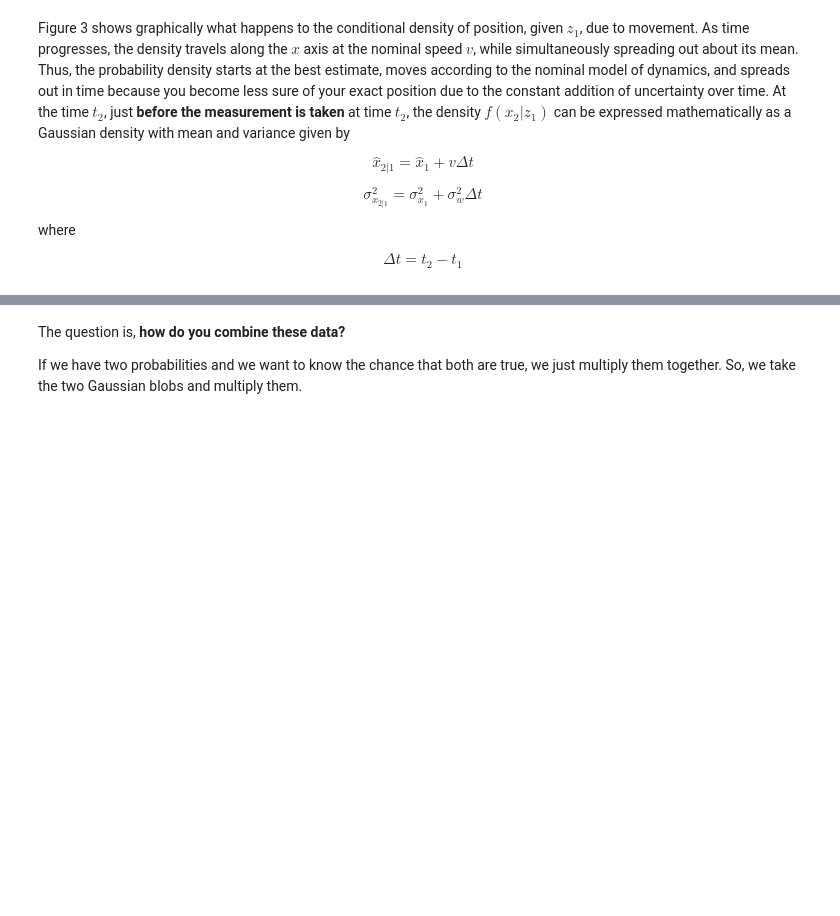
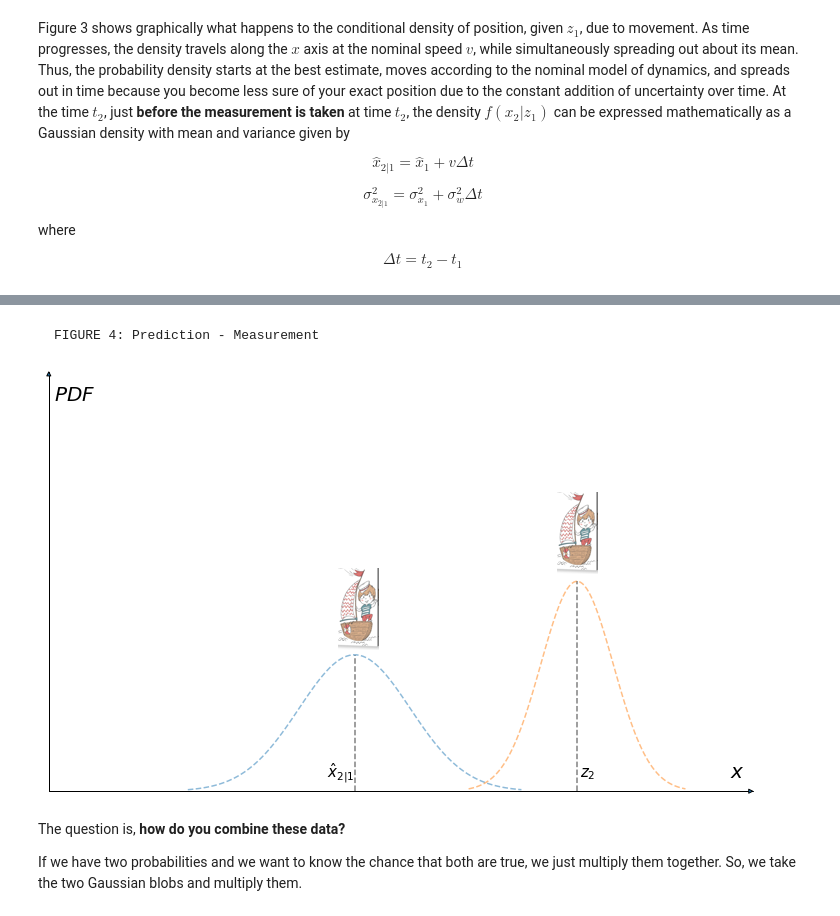
Before and after one commit to razmikmelikbekyan/KalmanFilter, a Jupyter notebook: theory/KalmanFilterTheory.ipynb, the cells around one changed output, grey strips where cells are left out. Drawn from its saved outputs; the diff is of its cells as text; code cells hidden in the pictures; blank space fills up the shorter version.

```diff
--- a/theory/KalmanFilterTheory.ipynb
+++ b/theory/KalmanFilterTheory.ipynb
@@ -108,3 +127,9 @@ So now there are two Gaussian densities available that contain information about
+# %% [markdown]
+    FIGURE 4: Prediction - Measurement
+# %%
+display(Image("images/5_boat_3.png", embed=True, unconfined=False))
+# %% [output]
+[figure, added]
 # %% [markdown]
 The question is, **how do you combine these data?**
 
```
Also changed, not shown: parts of 23 cells of this notebook.
